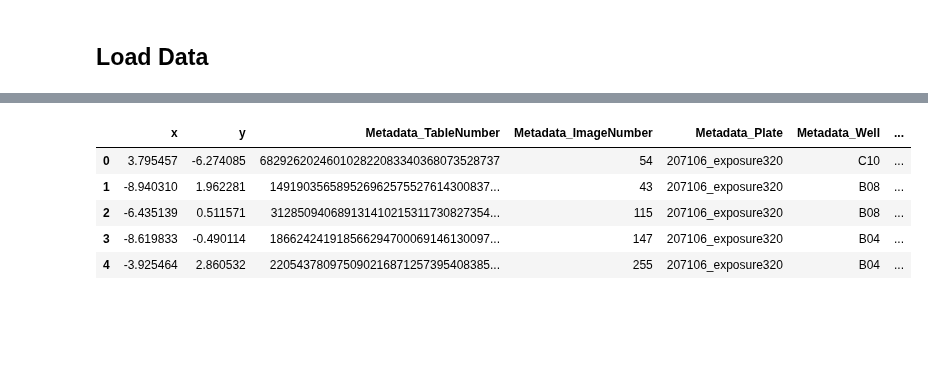
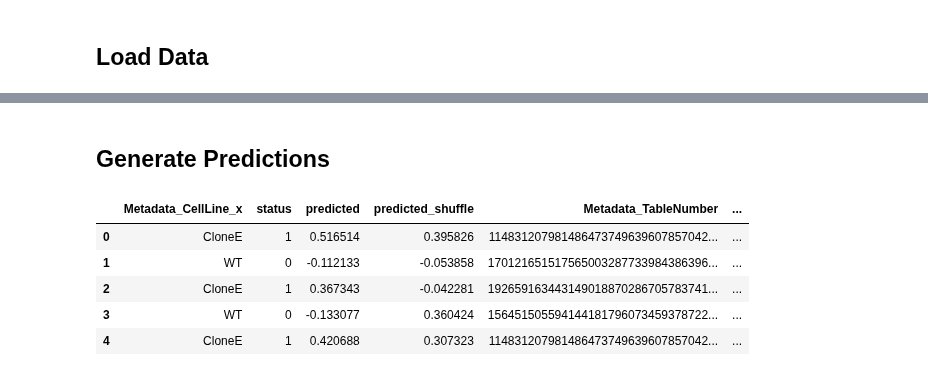
Before and after one commit to broadinstitute/profiling-resistance-mechanisms, a Jupyter notebook: 4.single-cell/1.train.ipynb, the cells around one changed output, grey strips where cells are left out. Saved outputs shown, nothing was run; the diff lists cells and outputs as text; code cells hidden in the pictures; blank space fills up the shorter version.

Commit message:
add training notebook

```diff
--- a/4.single-cell/1.train.ipynb
+++ b/4.single-cell/1.train.ipynb
@@ -65,0 +186,5 @@ def fuzzy_simplicial_set(
+# %%
+x_train_shuffled_df = x_train_df.apply(shuffle_columns, axis=0, result_type="broadcast")
+# %%
+# Fit Shuffled Data Pipeline
+shuffle_cv_pipeline.fit(X=x_train_shuffled_df, y=y_train_df.status.tolist())
@@ -66,9 +246,30 @@ def fuzzy_simplicial_set(
+# %% [markdown]
+## Generate Predictions
+# %%
+y_predict_train = cv_pipeline.decision_function(x_train_df)
+y_predict_test = cv_pipeline.decision_function(x_test_df)
+
+y_predict_shuffled_train = shuffle_cv_pipeline.decision_function(x_train_shuffled_df)
+y_predict_shuffled_test = shuffle_cv_pipeline.decision_function(x_test_df)
+# %%
+y_test_meta_df = (
+    y_test_df
+    .assign(predicted=y_predict_test,
+            predicted_shuffle=y_predict_shuffled_test)
+    .merge(meta_test_df, left_index=True, right_index=True)
+)
+y_train_meta_df = (
+    y_train_df
+    .assign(predicted = y_predict_train,
+            predicted_shuffle = y_predict_shuffled_train)
+    .merge(meta_train_df, left_index=True, right_index=True)
+)
 # %%
-embedding_df.head()
+y_train_meta_df.head()
 # %% [output]
-|  | x | y | Metadata_TableNumber | Metadata_ImageNumber | Metadata_Plate | Metadata_Well | ... |
-| 0 | 3.795457 | -6.274085 | 682926202460102822083340368073528737 | 54 | 207106_exposure320 | C10 | ... |
-| 1 | -8.940310 | 1.962281 | 149190356589526962575527614300837... | 43 | 207106_exposure320 | B08 | ... |
-| 2 | -6.435139 | 0.511571 | 312850940689131410215311730827354... | 115 | 207106_exposure320 | B08 | ... |
-| 3 | -8.619833 | -0.490114 | 186624241918566294700069146130097... | 147 | 207106_exposure320 | B04 | ... |
-| 4 | -3.925464 | 2.860532 | 220543780975090216871257395408385... | 255 | 207106_exposure320 | B04 | ... |
+|  | Metadata_CellLine_x | status | predicted | predicted_shuffle | Metadata_TableNumber | ... |
+| 0 | CloneE | 1 | 0.516514 | 0.395826 | 114831207981486473749639607857042... | ... |
+| 1 | WT | 0 | -0.112133 | -0.053858 | 170121651517565003287733984386396... | ... |
+| 2 | CloneE | 1 | 0.367343 | -0.042281 | 192659163443149018870286705783741... | ... |
+| 3 | WT | 0 | -0.133077 | 0.360424 | 156451505594144181796073459378722... | ... |
+| 4 | CloneE | 1 | 0.420688 | 0.307323 | 114831207981486473749639607857042... | ... |
```
Also changed, not shown: parts of 36 cells of this notebook, 2 other files.
